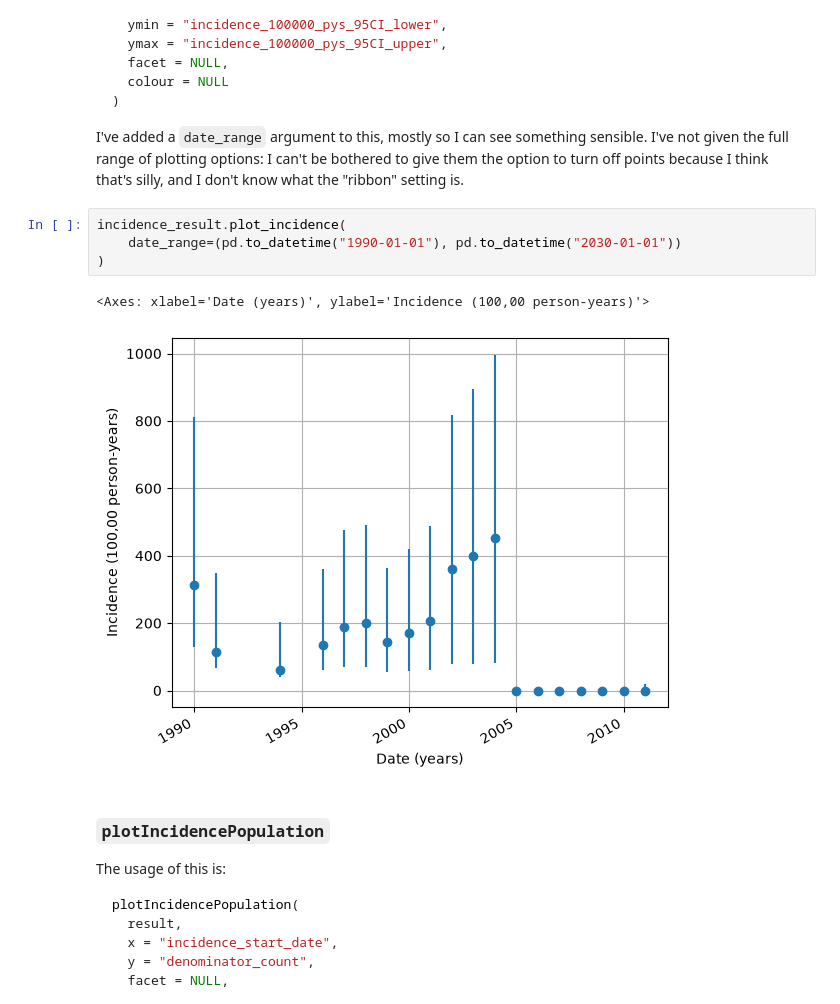
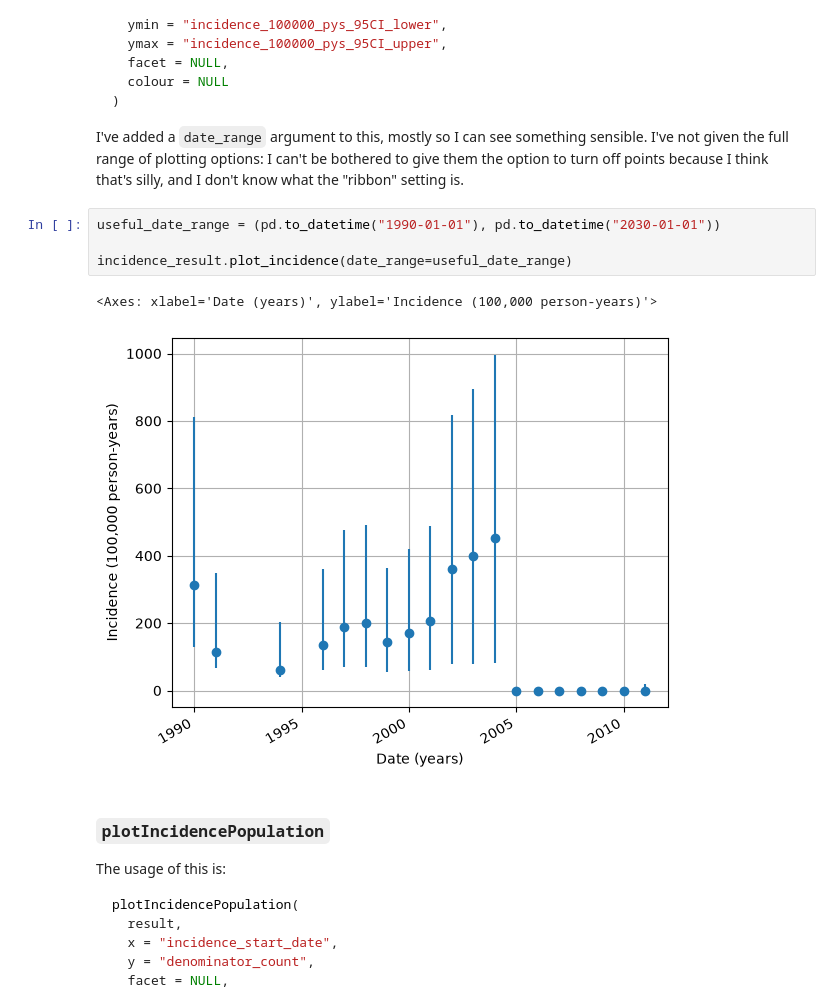
Before and after one commit to Health-Informatics-UoN/python-omop-vis, a Jupyter notebook: IncidencePrevalence plots.ipynb, the cells around one changed output. Saved outputs shown, nothing was run; the diff lists cells and outputs as text.

Commit message:
refactor and prevalence plots

```diff
--- a/IncidencePrevalence plots.ipynb
+++ b/IncidencePrevalence plots.ipynb
@@ -542,12 +541,12 @@ plotIncidence(
 I've added a `date_range` argument to this, mostly so I can see something sensible.
 I've not given the full range of plotting options: I can't be bothered to give them the option to turn off points because I think that's silly, and I don't know what the "ribbon" setting is.
 # %%
-incidence_result.plot_incidence(
-    date_range=(pd.to_datetime("1990-01-01"), pd.to_datetime("2030-01-01"))
-)
+useful_date_range = (pd.to_datetime("1990-01-01"), pd.to_datetime("2030-01-01"))
+
+incidence_result.plot_incidence(date_range=useful_date_range)
 # %% [output]
-<Axes: xlabel='Date (years)', ylabel='Incidence (100,00 person-years)'>
+<Axes: xlabel='Date (years)', ylabel='Incidence (100,000 person-years)'>
-[figure, old version]
+[figure, new version]
 # %% [markdown]
 ### `plotIncidencePopulation`
 
```
Also changed, not shown: parts of 11 cells of this notebook, 5 other files.
